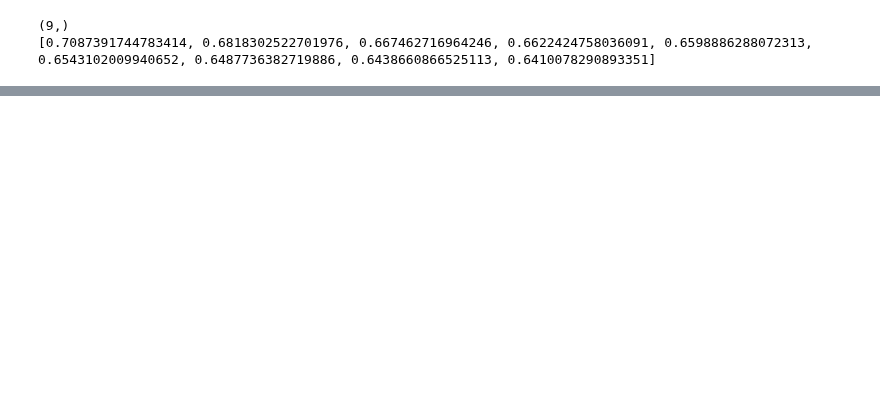
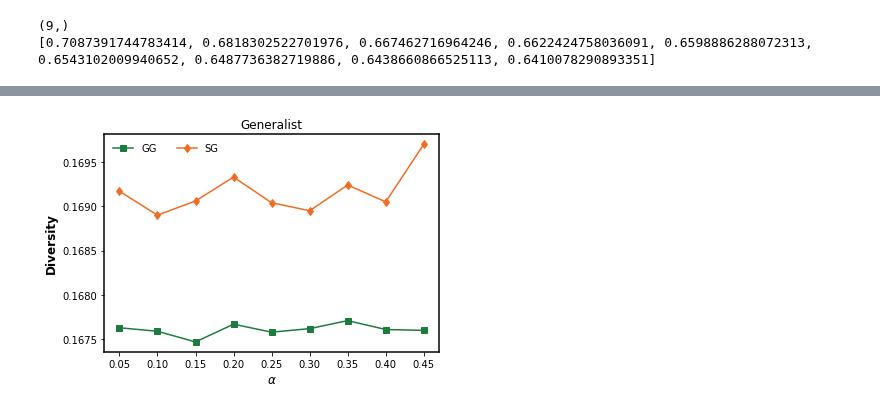
Before and after one commit to baldFemale/OpenInnovationFramework, a Jupyter notebook: Share/Transparency_K_5/Evaluator.ipynb, the cells around one changed output, grey strips where cells are left out. Cells and saved outputs as stored; diff of their text form; code cells hidden in the pictures; blank space fills up the shorter version.

```diff
--- a/Share/Transparency_K_5/Evaluator.ipynb
+++ b/Share/Transparency_K_5/Evaluator.ipynb
@@ -212,0 +213,20 @@ plt.show()
+# %%
+# G Diversity
+alpha_list = [0.05, 0.10, 0.15, 0.20, 0.25, 0.30, 0.35, 0.40, 0.45]
+fig, ax = plt.subplots()
+ax.spines["left"].set_linewidth(1.5)
+ax.spines["right"].set_linewidth(1.5)
+ax.spines["top"].set_linewidth(1.5)
+ax.spines["bottom"].set_linewidth(1.5)
+plt.plot(alpha_list, gg_diversity, "s-", label="GG", color=nature_green)
+plt.plot(alpha_list, sg_diversity, "d-", label="SG", color=nature_orange)
+plt.xlabel('$\\alpha$', fontweight='bold', fontsize=12)
+plt.ylabel('Diversity', fontweight='bold', fontsize=12)
+plt.xticks(alpha_list)
+plt.title("Generalist")
+plt.legend(frameon=False, ncol=4, fontsize=10)
+plt.savefig(data_folder + r"\G_diversity_K_5.png", transparent=True, dpi=300)
+plt.show()
+# plt.clf()
+# %% [output]
+[figure, added]
```
Also changed, not shown: parts of 4 cells of this notebook.
